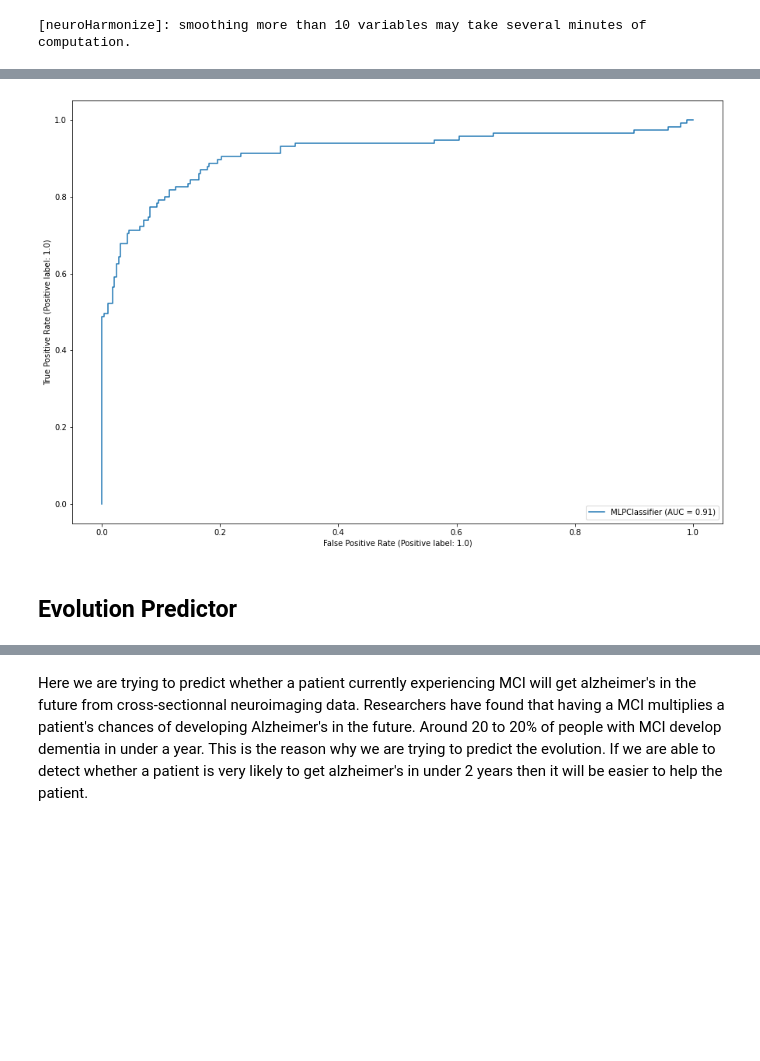
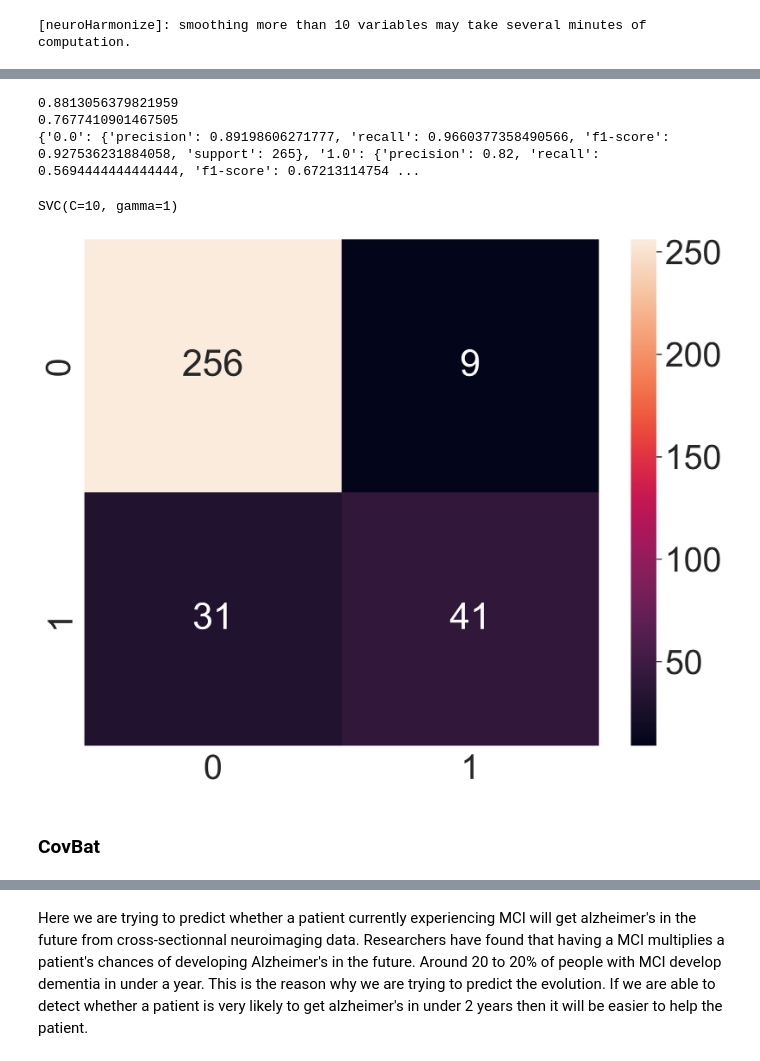
Before and after one commit to V1ncenttt/FYP-Alzheimer-Harmonisation, a Jupyter notebook: src/new_classifiers.ipynb, the cells around one changed output, grey strips where cells are left out. Cells and saved outputs as stored; diff of their text form; code cells hidden in the pictures; blank space fills up the shorter version.

```diff
--- a/src/new_classifiers.ipynb
+++ b/src/new_classifiers.ipynb
@@ -456,22 +467,20 @@ def evaluate_model(model, X_train, y_train, X_test, y_test):
 # %%
 from sklearn.metrics import RocCurveDisplay
 
-def create_evaluate_model(X_test, y_test, X_train, y_train):
+def create_validate_model(X_train, y_train, undersample):
     #Use oversampling to tackle imbalance
     oversampler = find_oversampler(X_train, y_train)
     X_train_samp, y_train_samp = oversampler[0].sample(np.array(X_train),
                                 np.array(y_train))
     # Now use undersampling
-    rus = RandomUnderSampler(random_state=0)
-    X_train_resampled, y_train_resampled = rus.fit_resample(X_train_samp, y_train_samp)
+    if undersample:
+        rus = RandomUnderSampler(random_state=0)
+        X_train_samp, y_train_samp = rus.fit_resample(X_train_samp, y_train_samp)
 
     # Perform feature selection
     #X_train_resampled, cols, colNames = selectFeatures(X_train_resampled, y_train_resampled)
 
     # Find best model type
-    model = k_fold_choose_model(X_train_resampled, y_train_resampled)
-    trained_model = evaluate_model(model, X_train, y_train, X_test, y_test)
-
-    plt.rcParams['figure.figsize'] = [15, 10]
-    svc_disp = RocCurveDisplay.from_estimator(trained_model, X_test, y_test)
-    return trained_model
+    model = k_fold_choose_model(X_train_samp, y_train_samp)
+    print(model)
+    return X_train_samp, y_train_samp
@@ -478,4 +489,4 @@ def create_evaluate_model(X_test, y_test, X_train, y_train):
 # %%
 X_train.drop(['SITEID'], inplace=True, axis=1)
-m1 = create_evaluate_model(X_test, y_test, X_train, y_train)
+x_t_u, y_t_u = create_validate_model(X_train, y_train, True)
 # %% [output]
@@ -501,0 +503,5 @@ m_neuroharmony = create_evaluate_model(X_test, y_test, x_train_harmonized, y_tra
+# %%
+param_grid = {'C': [0.1,1, 10, 100], 'gamma': [1,0.1,0.01,0.001],'kernel': ['rbf', 'poly', 'sigmoid']}
+grid = GridSearchCV(SVC(),param_grid,refit=True,verbose=0)
+grid.fit(x_t_u, y_t_u)
+print(grid.best_estimator_)
@@ -656,10 +511,0 @@ Fitting 10 folds for each of 6 candidates, totalling 60 fits
-# %%
-def evaluate_model(model, X_train, y_train, X_test, y_test):
-    model.fit(X_train, y_train)
-    results = rf.predict(X_test)
-    x = zip(results, y_test)
-    cf_matrix = sklearn.metrics.confusion_matrix(y_test, results)
-    print(accuracy_score(y_test, results))
-    print(balanced_accuracy_score(y_test, results))
-    sns.heatmap(cf_matrix, annot=True, fmt='g')
-    return model
@@ -720,8 +512,11 @@ X_train_c - X_train
-# %%
-from sklearn.metrics import RocCurveDisplay
-plt.rcParams['figure.figsize'] = [15, 10]
-svc_disp = RocCurveDisplay.from_estimator(trained_model, X_test.loc[:,cols_c], y_test)
-# %% [output]
-[figure, removed]
-# %% [markdown]
-## Evolution Predictor
+# %%
+model = SVC(C=10, gamma=1)
+evaluate_model(model, x_t_u, y_t_u, X_test, y_test)
+# %% [output]
+0.8813056379821959
+0.7677410901467505
+{'0.0': {'precision': 0.89198606271777, 'recall': 0.9660377358490566, 'f1-score': 0.927536231884058, 'support': 265}, '1.0': {'precision': 0.82, 'recall': 0.5694444444444444, 'f1-score': 0.67213114754 ...
+SVC(C=10, gamma=1)
+[figure, added]
+# %% [markdown]
+### CovBat
```
Also changed, not shown: parts of 194 cells of this notebook, 1 other file.
